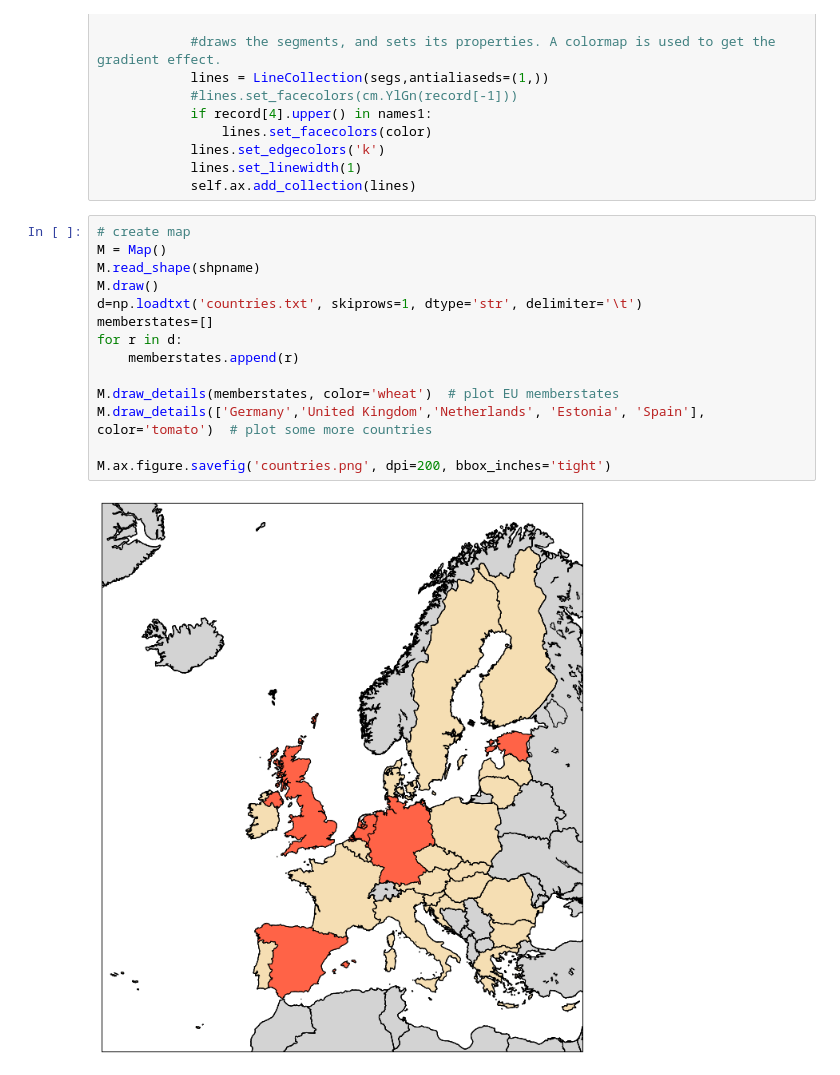
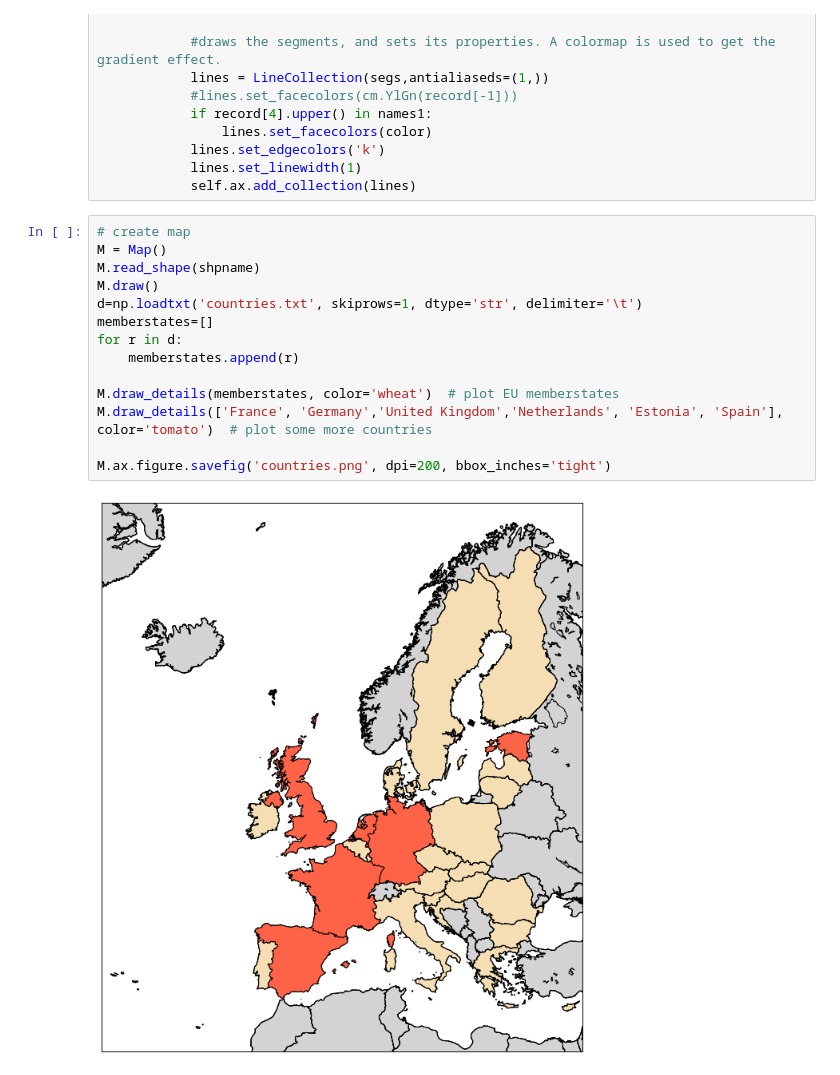
Before and after one commit to pygeo/countrymap, a Jupyter notebook: europe_map.ipynb, the cells around one changed output. Cells and saved outputs as stored; diff of their text form.

Commit message:
Forgotten la france...

```diff
--- a/europe_map.ipynb
+++ b/europe_map.ipynb
@@ -128,16 +118,16 @@ class Map(object):
 # %%
 # create map
 M = Map()
 M.read_shape(shpname)
 M.draw()
 d=np.loadtxt('countries.txt', skiprows=1, dtype='str', delimiter='\t')
 memberstates=[]
 for r in d:
     memberstates.append(r)
 
 M.draw_details(memberstates, color='wheat')  # plot EU memberstates
-M.draw_details(['Germany','United Kingdom','Netherlands', 'Estonia', 'Spain'], color='tomato')  # plot some more countries
+M.draw_details(['France', 'Germany','United Kingdom','Netherlands', 'Estonia', 'Spain'], color='tomato')  # plot some more countries
 
 M.ax.figure.savefig('countries.png', dpi=200, bbox_inches='tight')
 # %% [output]
-[figure, old version]
+[figure, new version]
```
Also changed, not shown: parts of 1 cell of this notebook, 1 other file.
